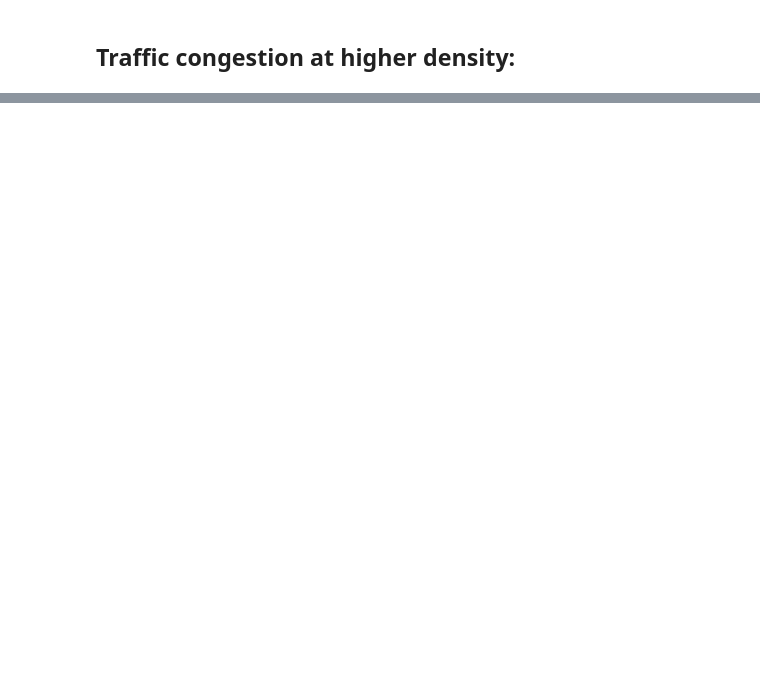
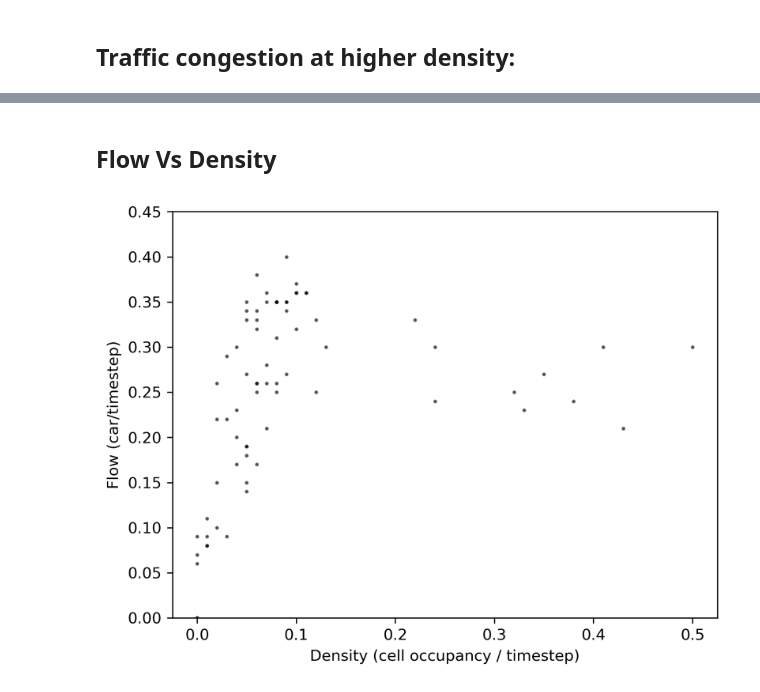
Before and after one commit to starmallow/PHY329_Project, a Jupyter notebook: demos/demo.ipynb, the cells around one changed output, grey strips where cells are left out. Drawn from its saved outputs; the diff is of its cells as text; code cells hidden in the pictures; blank space fills up the shorter version.

```diff
--- a/demos/demo.ipynb
+++ b/demos/demo.ipynb
@@ -54,0 +24,6 @@ plt.show()
+# %% [markdown]
+## Flow Vs Density
+# %%
+PlotDensityFlow(cells=10**3, timesteps=10**2)
+# %% [output]
+[figure, added]
```
Also changed, not shown: parts of 6 cells of this notebook, 2 other files.
